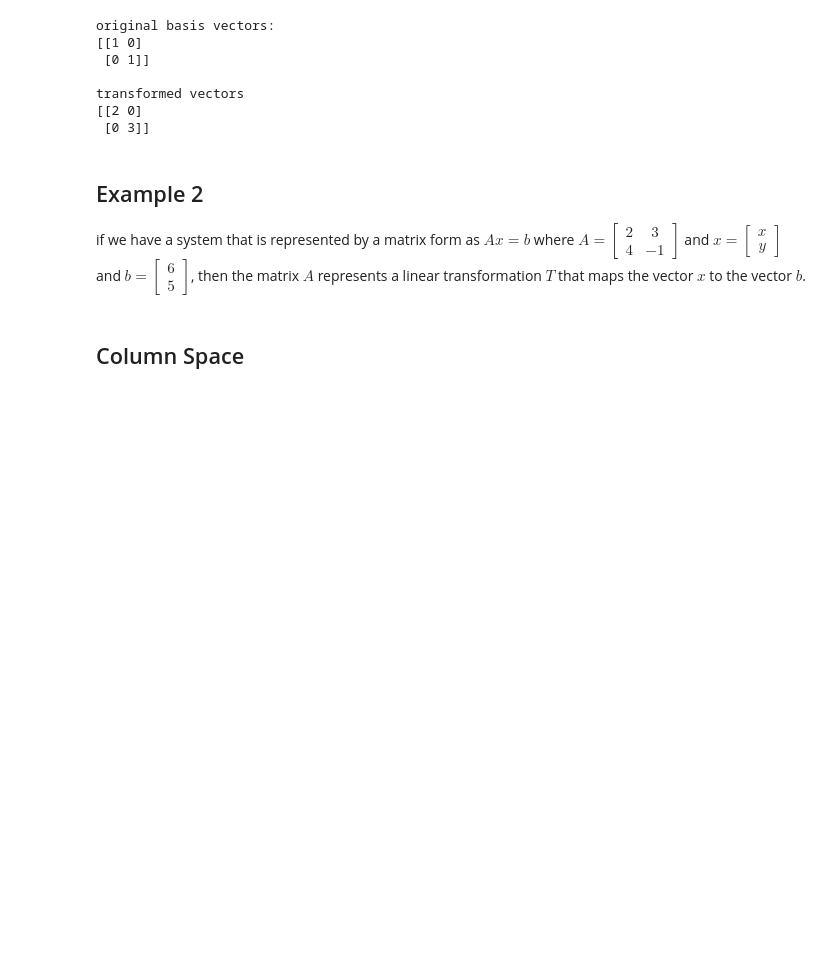
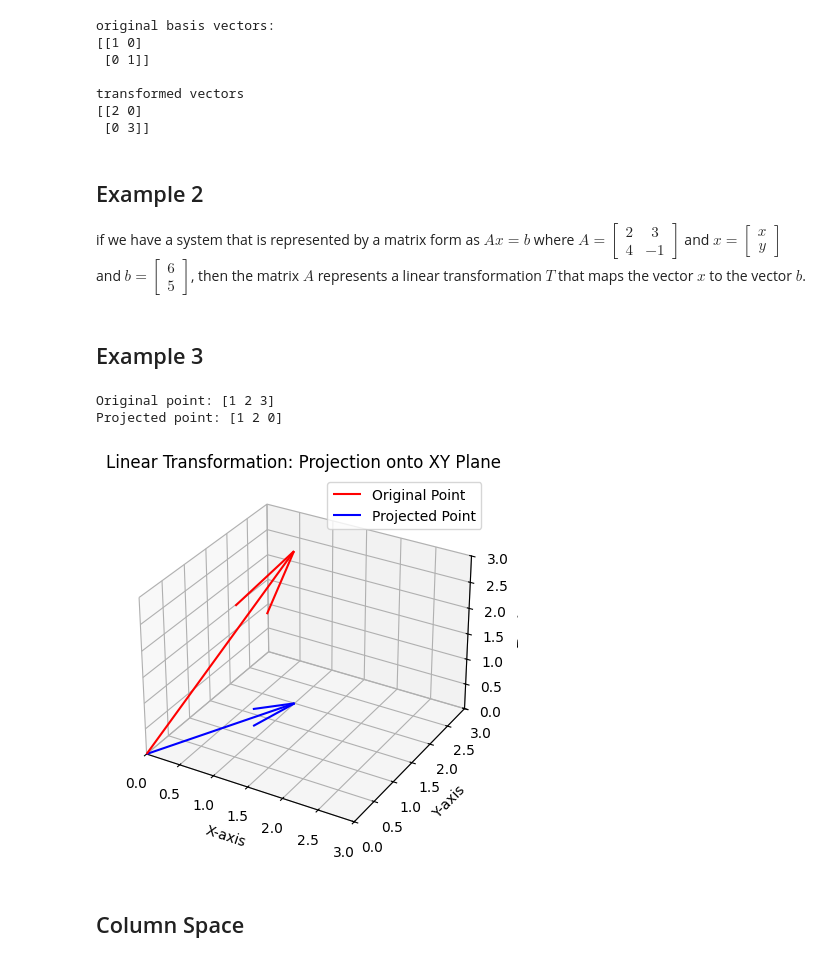
Before and after one commit to mjavadg/Econometrics_Fall-2024, a Jupyter notebook: 9th session linear algebra part 3.ipynb, the cells around one changed output. Saved outputs shown, nothing was run; the diff lists cells and outputs as text; code cells hidden in the pictures; blank space fills up the shorter version.

```diff
--- a/9th session linear algebra part 3.ipynb
+++ b/9th session linear algebra part 3.ipynb
@@ -430,6 +430,40 @@ transformed vectors
 ## Example 2
 
 if we have a system that is represented by a matrix form as $Ax = b$ where $A = \begin{bmatrix} 2 & 3 \\ 4 & -1 \end{bmatrix}$ and $x = \begin{bmatrix} x \\ y \end{bmatrix}$ and $b = \begin{bmatrix} 6 \\ 5 \end{bmatrix}$, then the matrix $A$ represents a linear transformation $T$ that maps the vector $x$ to the vector $b$.
+# %% [markdown]
+## Example 3
+# %%
+# a point on R^3
+x = np.array([1, 2, 3])
+
+# Define a projection matrix onto the XY plane
+P = np.array([[1, 0, 0],
+              [0, 1, 0],
+              [0, 0, 0]])
+
+# Apply the projection
+y = P @ x
+print("Original point:", x)
+print("Projected point:", y)
+
+# Visualizing the original point and its projection
+fig = plt.figure()
+ax = fig.add_subplot(111, projection='3d')
+ax.quiver(0, 0, 0, x[0], x[1], x[2], color='r', label='Original Point')
+ax.quiver(0, 0, 0, y[0], y[1], y[2], color='b', label='Projected Point')
+ax.set_xlim([0, 3])
+ax.set_ylim([0, 3])
+ax.set_zlim([0, 3])
+ax.set_xlabel('X-axis')
+ax.set_ylabel('Y-axis')
+ax.set_zlabel('Z-axis')
+ax.set_title('Linear Transformation: Projection onto XY Plane')
+ax.legend()
+plt.show()
+# %% [output]
+Original point: [1 2 3]
+Projected point: [1 2 0]
+[figure, added]
 # %% [markdown]
 ## Column Space
 # %% [markdown]
```
Also changed, not shown: parts of 6 cells of this notebook.
